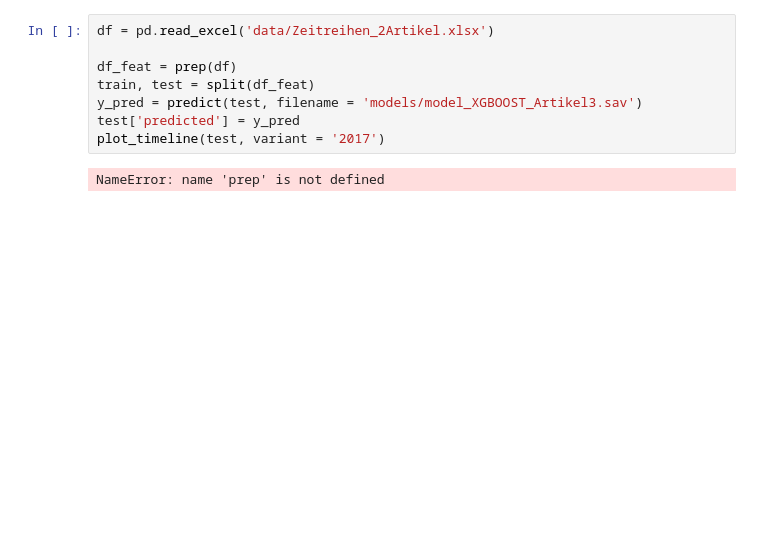
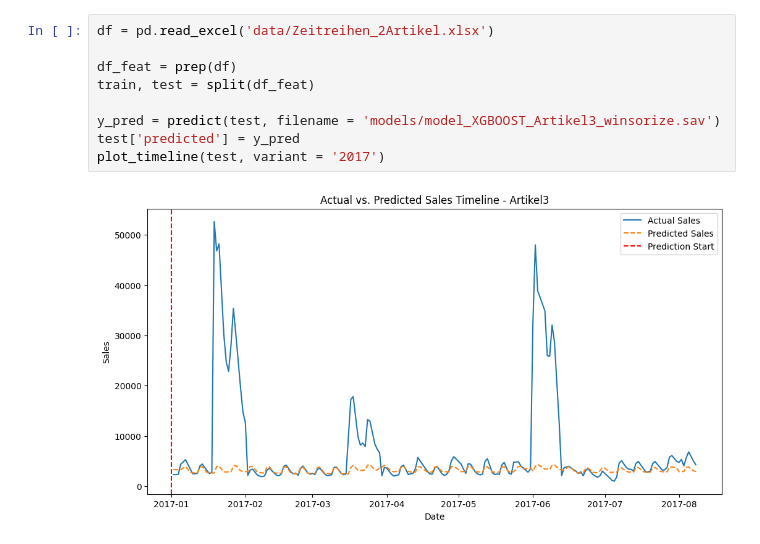
Before and after one commit to JPNMint/rewe_project, a Jupyter notebook: model.ipynb, the cells around one changed output. Cells and saved outputs as stored; diff of their text form; blank space fills up the shorter version.

```diff
--- a/model.ipynb
+++ b/model.ipynb
@@ -9,10 +18,11 @@ Best Parameters: {'colsample_bytree': 1.0, 'learning_rate': 0.01, 'max_depth': 3
 # %%
 df = pd.read_excel('data/Zeitreihen_2Artikel.xlsx')
 
 df_feat = prep(df)
 train, test = split(df_feat)
-y_pred = predict(test, filename = 'models/model_XGBOOST_Artikel3.sav')
+
+y_pred = predict(test, filename = 'models/model_XGBOOST_Artikel3_winsorize.sav')
 test['predicted'] = y_pred
 plot_timeline(test, variant = '2017')
 # %% [output]
-NameError: name 'prep' is not defined
+[figure, added]
```
Also changed, not shown: parts of 7 cells of this notebook, 4 other files.
